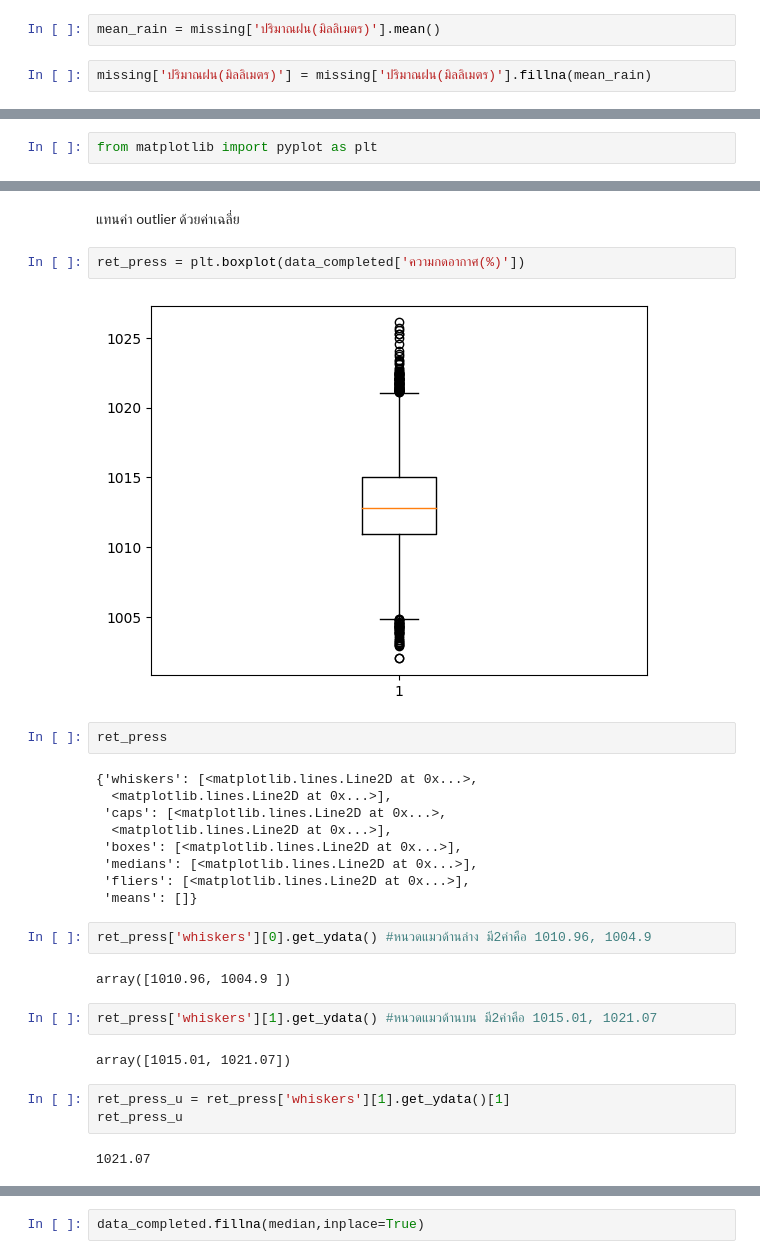
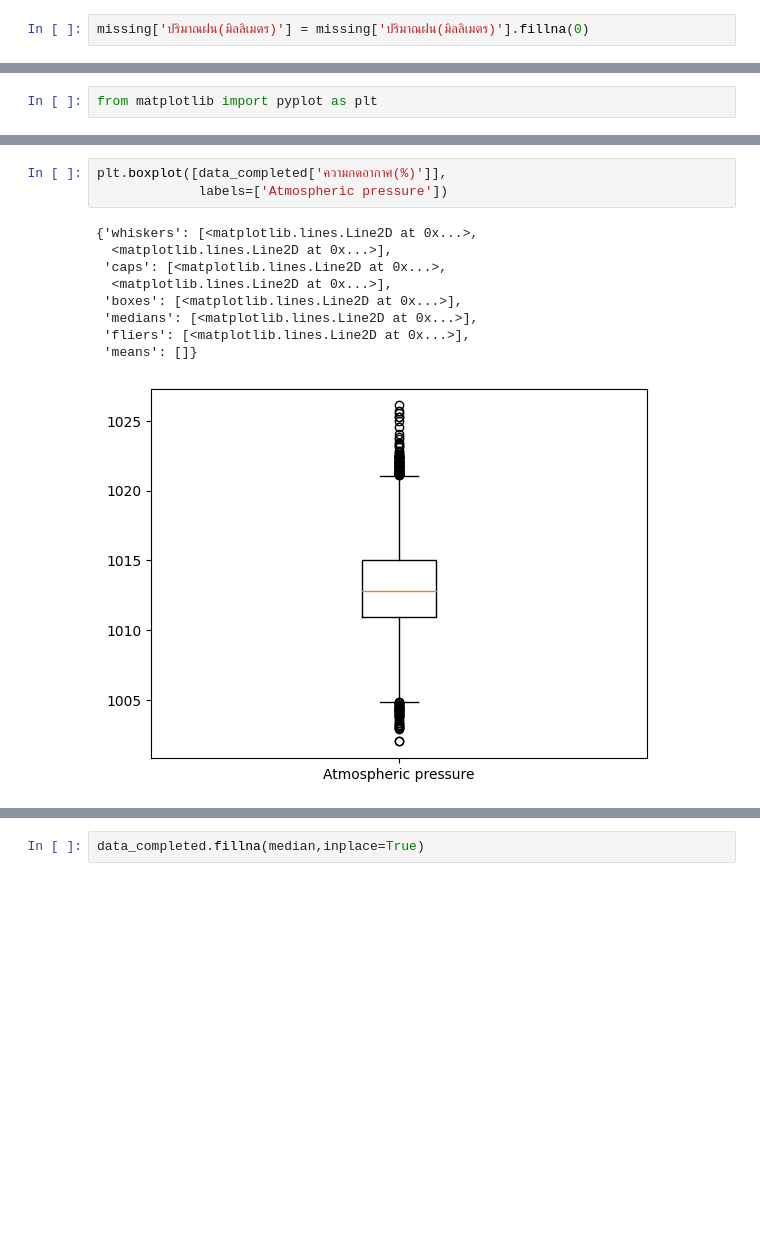
Before and after one commit to Tonry12/data_science_bootcamp_8_tonnaw, a Jupyter notebook: lo.ipynb, the cells around one changed output, grey strips where cells are left out. Cells and saved outputs as stored; diff of their text form; blank space fills up the shorter version.

```diff
--- a/lo.ipynb
+++ b/lo.ipynb
@@ -1654,9 +1659,7 @@ Name: ปริมาณฝน(มิลลิเมตร), Length: 8169, dtype
 # %%
 missing['ปริมาณฝน(มิลลิเมตร)'] = pd.to_numeric(missing['ปริมาณฝน(มิลลิเมตร)'], errors='coerce')
 # %%
-mean_rain = missing['ปริมาณฝน(มิลลิเมตร)'].mean()
+missing['ปริมาณฝน(มิลลิเมตร)'] = missing['ปริมาณฝน(มิลลิเมตร)'].fillna(0)
-# %%
-missing['ปริมาณฝน(มิลลิเมตร)'] = missing['ปริมาณฝน(มิลลิเมตร)'].fillna(mean_rain)
 # %% [markdown]
 เช็คค่า nan
 # %%
@@ -1735,30 +1701,13 @@ plt.boxplot([data_completed['ความกดอากาศ(%)'],
-# %% [markdown]
-แทนค่า outlier ด้วยค่าเฉลี่ย
 # %%
-ret_press = plt.boxplot(data_completed['ความกดอากาศ(%)'])
+plt.boxplot([data_completed['ความกดอากาศ(%)']],
+             labels=['Atmospheric pressure'])
 # %% [output]
+{'whiskers': [<matplotlib.lines.Line2D at 0x...>,
+  <matplotlib.lines.Line2D at 0x...>],
+ 'caps': [<matplotlib.lines.Line2D at 0x...>,
+  <matplotlib.lines.Line2D at 0x...>],
+ 'boxes': [<matplotlib.lines.Line2D at 0x...>],
+ 'medians': [<matplotlib.lines.Line2D at 0x...>],
+ 'fliers': [<matplotlib.lines.Line2D at 0x...>],
+ 'means': []}
-[figure, old version]
+[figure, new version]
-# %%
-ret_press
-# %% [output]
-{'whiskers': [<matplotlib.lines.Line2D at 0x...>,
-  <matplotlib.lines.Line2D at 0x...>],
- 'caps': [<matplotlib.lines.Line2D at 0x...>,
-  <matplotlib.lines.Line2D at 0x...>],
- 'boxes': [<matplotlib.lines.Line2D at 0x...>],
- 'medians': [<matplotlib.lines.Line2D at 0x...>],
- 'fliers': [<matplotlib.lines.Line2D at 0x...>],
- 'means': []}
-# %%
-ret_press['whiskers'][0].get_ydata() #หนวดแมวด้านล่าง มี2ค่าคือ 1010.96, 1004.9
-# %% [output]
-array([1010.96, 1004.9 ])
-# %%
-ret_press['whiskers'][1].get_ydata() #หนวดแมวด้านบน มี2ค่าคือ 1015.01, 1021.07
-# %% [output]
-array([1015.01, 1021.07])
-# %%
-ret_press_u = ret_press['whiskers'][1].get_ydata()[1]
-ret_press_u
-# %% [output]
-1021.07
```
Also changed, not shown: parts of 36 cells of this notebook.
